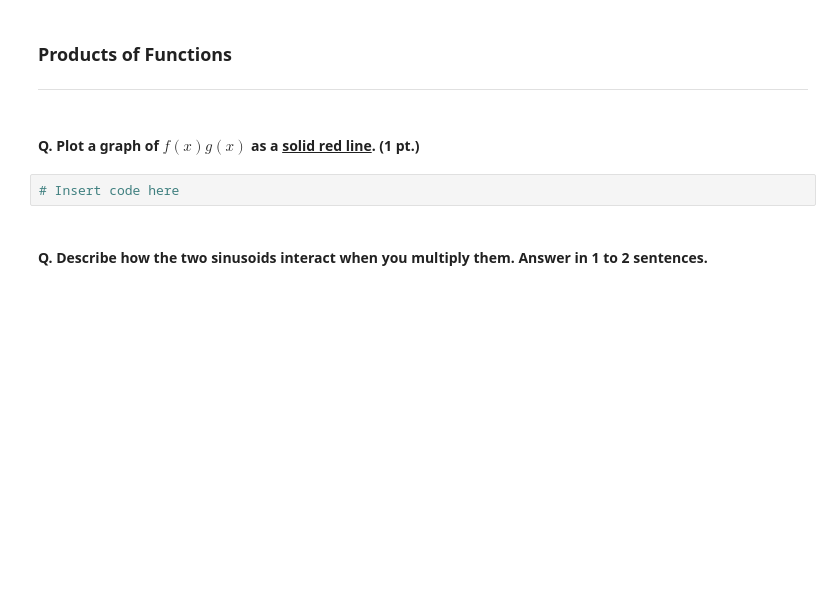
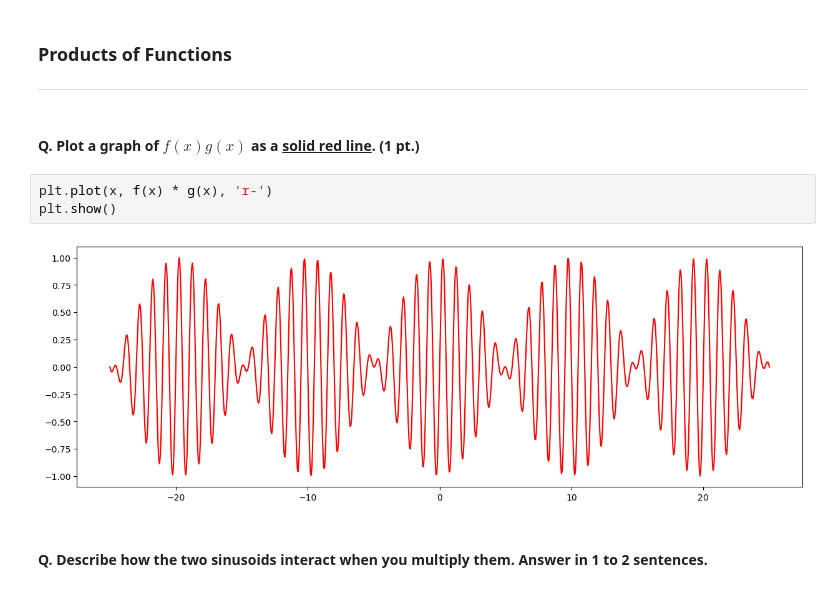
Before and after one commit to samsamotan/Quiz-1, a Jupyter notebook: Take Home Quiz 1 - Curve Fitting.ipynb, the cells around one changed output. Saved outputs shown, nothing was run; the diff lists cells and outputs as text; blank space fills up the shorter version.

```diff
--- a/Take Home Quiz 1 - Curve Fitting.ipynb
+++ b/Take Home Quiz 1 - Curve Fitting.ipynb
@@ -76,8 +79,11 @@ Answer here.
 ---
 # %% [markdown]
 #### Q. Plot a graph of $f(x)g(x)$ as a <b><u>solid red line</u></b>. (1 pt.)
-# %%
-# Insert code here
+# %%
+plt.plot(x, f(x) * g(x), 'r-')
+plt.show()
+# %% [output]
+[figure, added]
 # %% [markdown]
 #### Q. Describe how the two sinusoids interact when you multiply them. Answer in 1 to 2 sentences.
 # %% [markdown]
```
Also changed, not shown: parts of 8 cells of this notebook.
